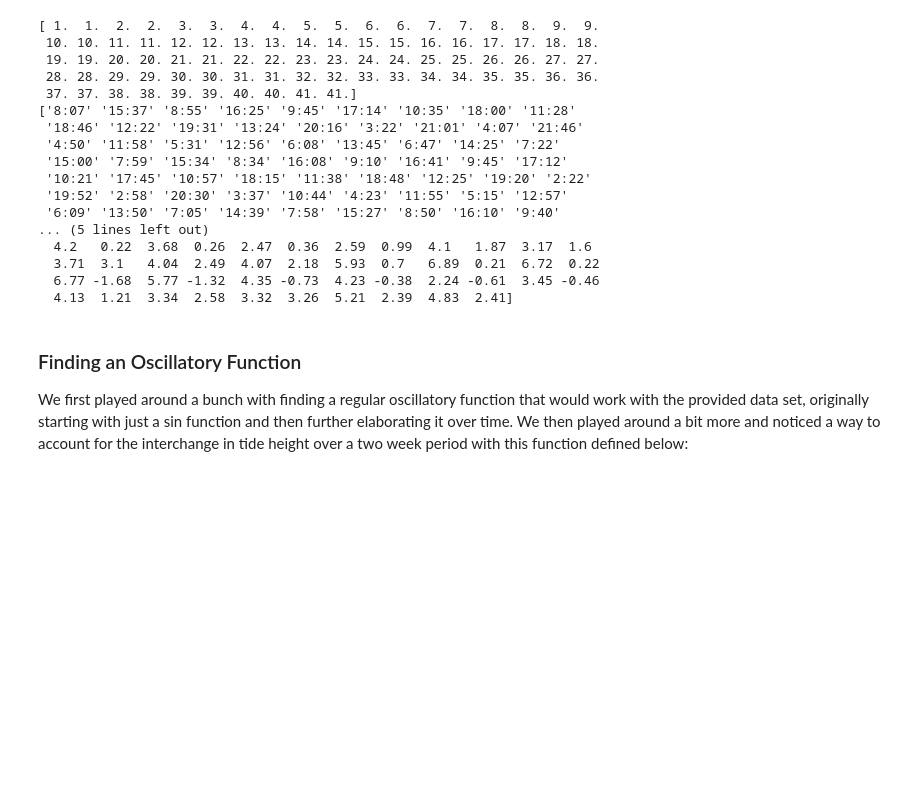
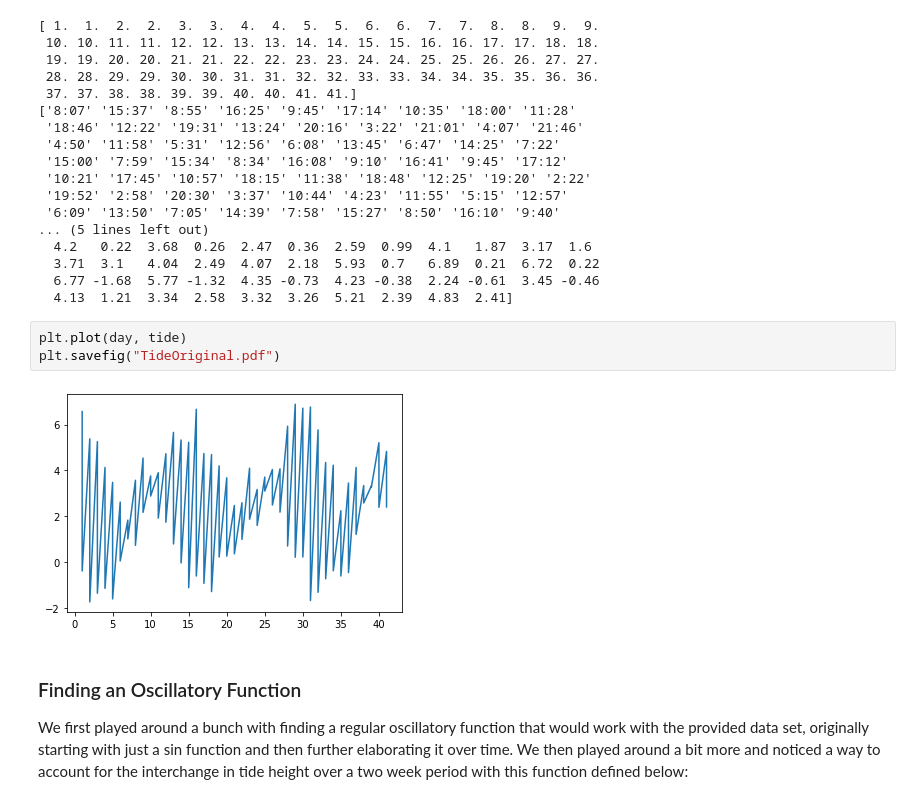
Before and after one commit to Eddysunday012/Astr-Group-Project, a Jupyter notebook: main.ipynb, the cells around one changed output. Cells and saved outputs as stored; diff of their text form; blank space fills up the shorter version.

Commit message:
Added another graph

```diff
--- a/main.ipynb
+++ b/main.ipynb
@@ -77,6 +77,11 @@ print(tide)
   3.71  3.1   4.04  2.49  4.07  2.18  5.93  0.7   6.89  0.21  6.72  0.22
   6.77 -1.68  5.77 -1.32  4.35 -0.73  4.23 -0.38  2.24 -0.61  3.45 -0.46
   4.13  1.21  3.34  2.58  3.32  3.26  5.21  2.39  4.83  2.41]
+# %%
+plt.plot(day, tide)
+plt.savefig("TideOriginal.pdf")
+# %% [output]
+[figure, added]
 # %% [markdown]
 ### Finding an Oscillatory Function
 
```
Also changed, not shown: 1 other file.
